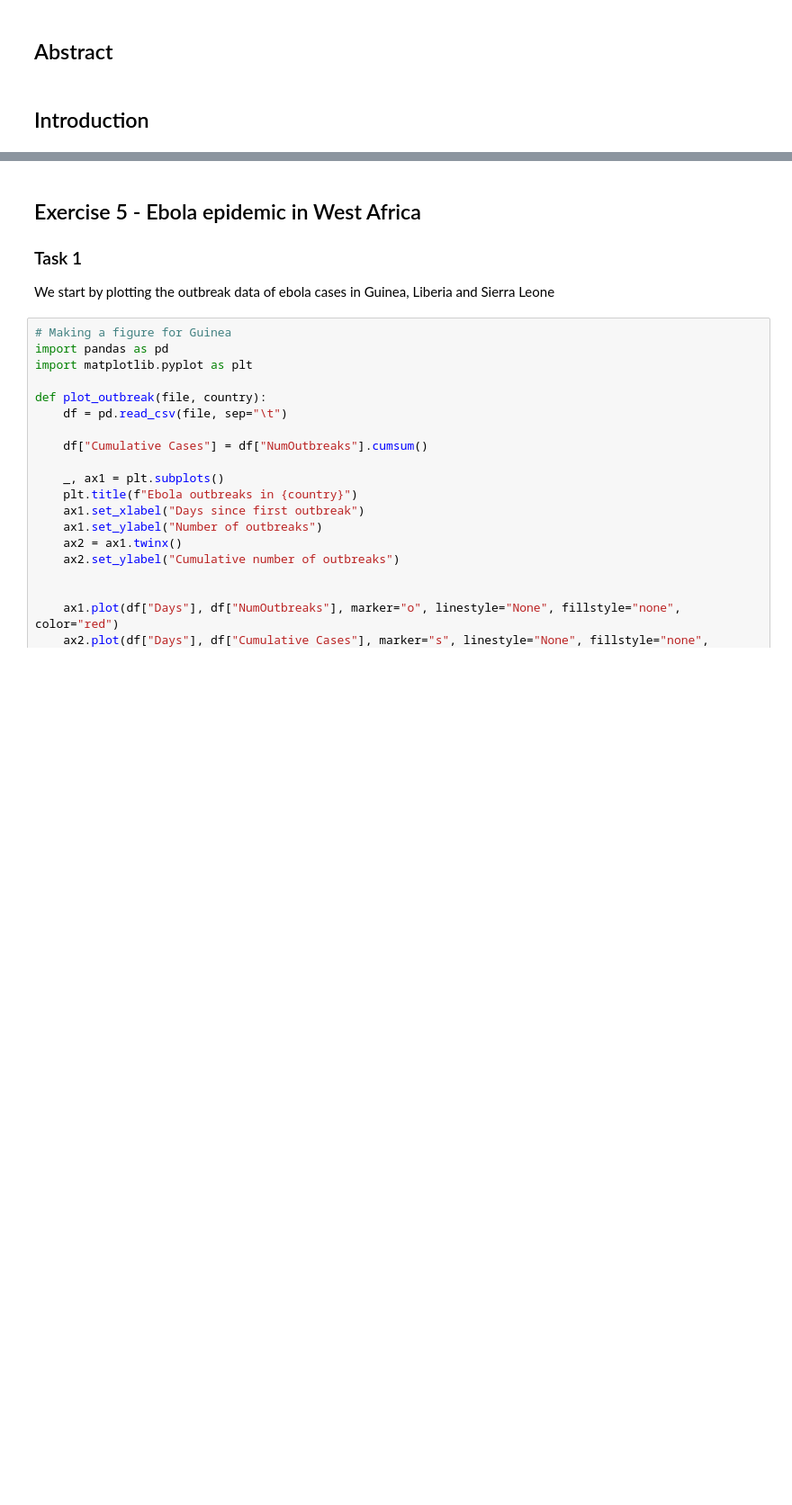
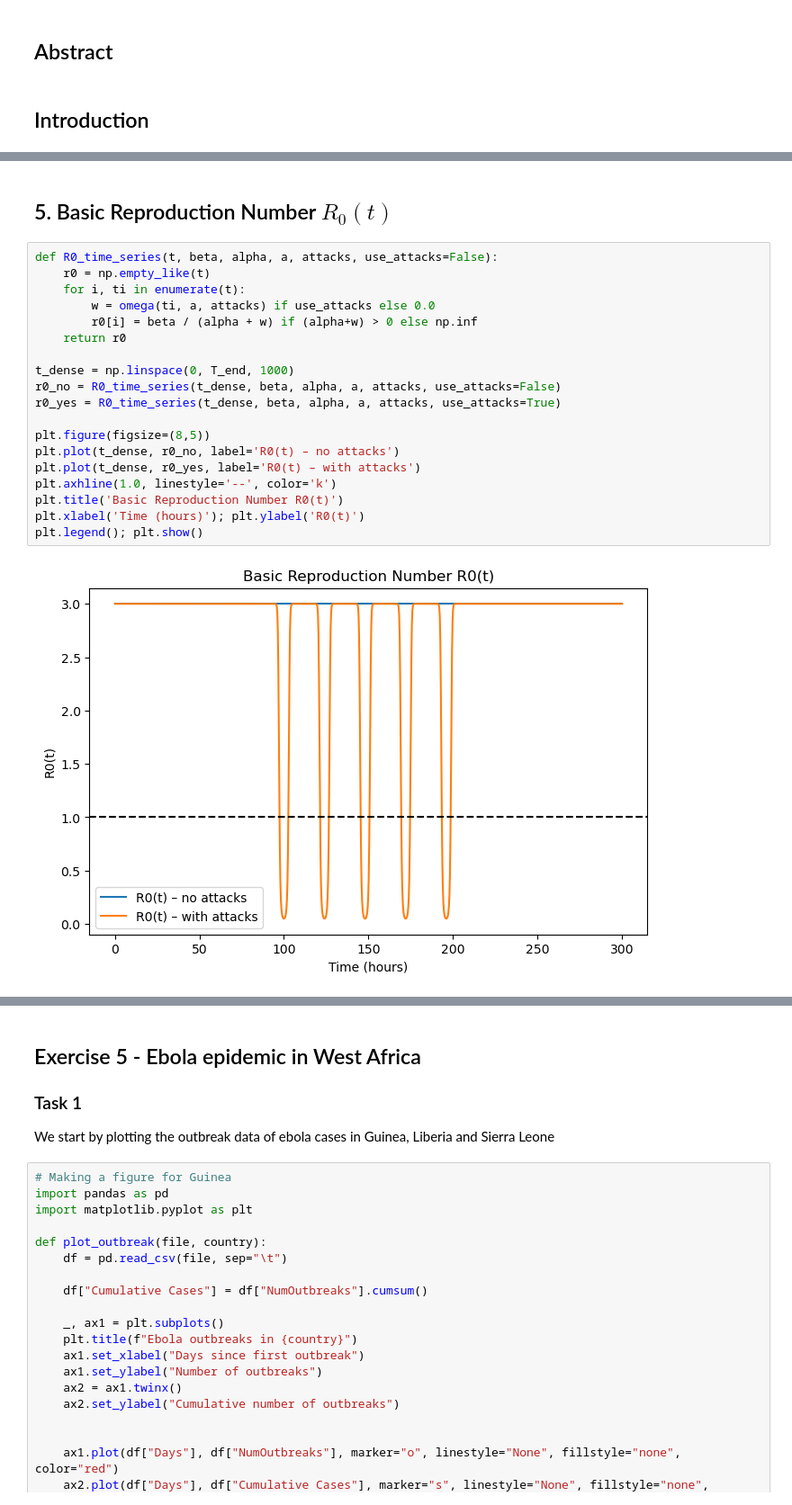
Before and after one commit to hoyes127/MOD300_Project_2, a Jupyter notebook: project2.ipynb, the cells around one changed output, grey strips where cells are left out. Shown at 90% size. Cells and saved outputs as stored; diff of their text form; blank space fills up the shorter version.

```diff
--- a/project2.ipynb
+++ b/project2.ipynb
@@ -7,0 +116,23 @@ Jahad Ahmed Hamidi, Ruhan Reza, Stian Salte
+# %% [markdown]
+## 5. Basic Reproduction Number $R_0(t)$
+# %%
+def R0_time_series(t, beta, alpha, a, attacks, use_attacks=False):
+    r0 = np.empty_like(t)
+    for i, ti in enumerate(t):
+        w = omega(ti, a, attacks) if use_attacks else 0.0
+        r0[i] = beta / (alpha + w) if (alpha+w) > 0 else np.inf
+    return r0
+
+t_dense = np.linspace(0, T_end, 1000)
+r0_no = R0_time_series(t_dense, beta, alpha, a, attacks, use_attacks=False)
+r0_yes = R0_time_series(t_dense, beta, alpha, a, attacks, use_attacks=True)
+
+plt.figure(figsize=(8,5))
+plt.plot(t_dense, r0_no, label='R0(t) – no attacks')
+plt.plot(t_dense, r0_yes, label='R0(t) – with attacks')
+plt.axhline(1.0, linestyle='--', color='k')
+plt.title('Basic Reproduction Number R0(t)')
+plt.xlabel('Time (hours)'); plt.ylabel('R0(t)')
+plt.legend(); plt.show()
+# %% [output]
+[figure, added]
```
Also changed, not shown: parts of 17 cells of this notebook.
